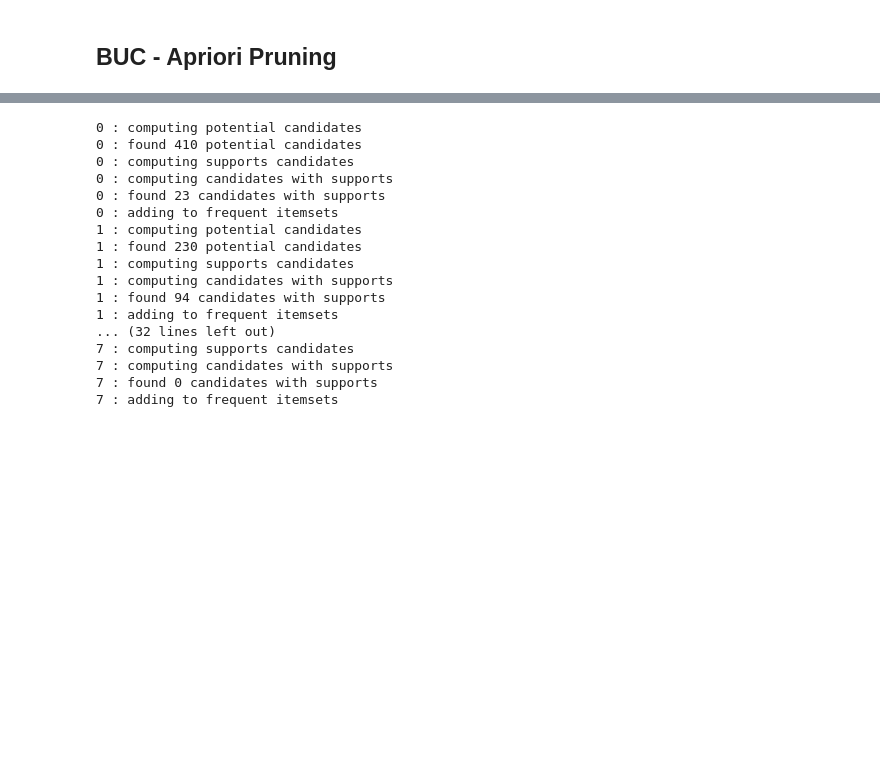
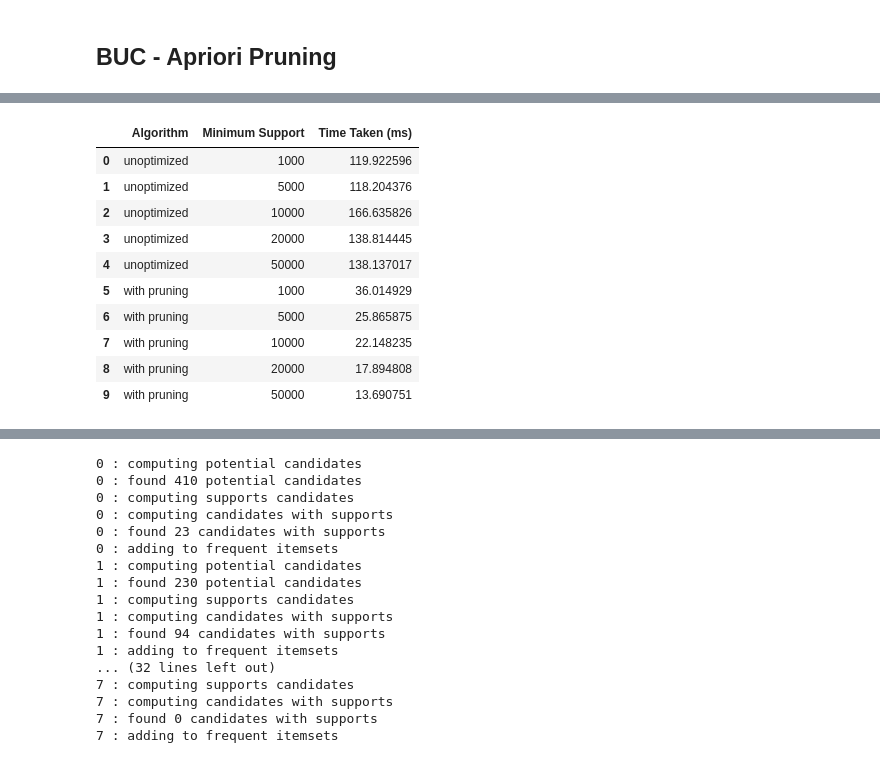
Before and after one commit to Data-Analytics-IIITH/A2, a Jupyter notebook: assignment2_3.ipynb, the cells around one changed output, grey strips where cells are left out. Drawn from its saved outputs; the diff is of its cells as text; code cells hidden in the pictures; blank space fills up the shorter version.

```diff
--- a/assignment2_3.ipynb
+++ b/assignment2_3.ipynb
@@ -461,0 +457,14 @@ result_df.head(10)
+# %%
+performace_report
+# %% [output]
+|  | Algorithm | Minimum Support | Time Taken (ms) |
+| 0 | unoptimized | 1000 | 119.922596 |
+| 1 | unoptimized | 5000 | 118.204376 |
+| 2 | unoptimized | 10000 | 166.635826 |
+| 3 | unoptimized | 20000 | 138.814445 |
+| 4 | unoptimized | 50000 | 138.137017 |
+| 5 | with pruning | 1000 | 36.014929 |
+| 6 | with pruning | 5000 | 25.865875 |
+| 7 | with pruning | 10000 | 22.148235 |
+| 8 | with pruning | 20000 | 17.894808 |
+| 9 | with pruning | 50000 | 13.690751 |
```
Also changed, not shown: parts of 11 cells of this notebook.
